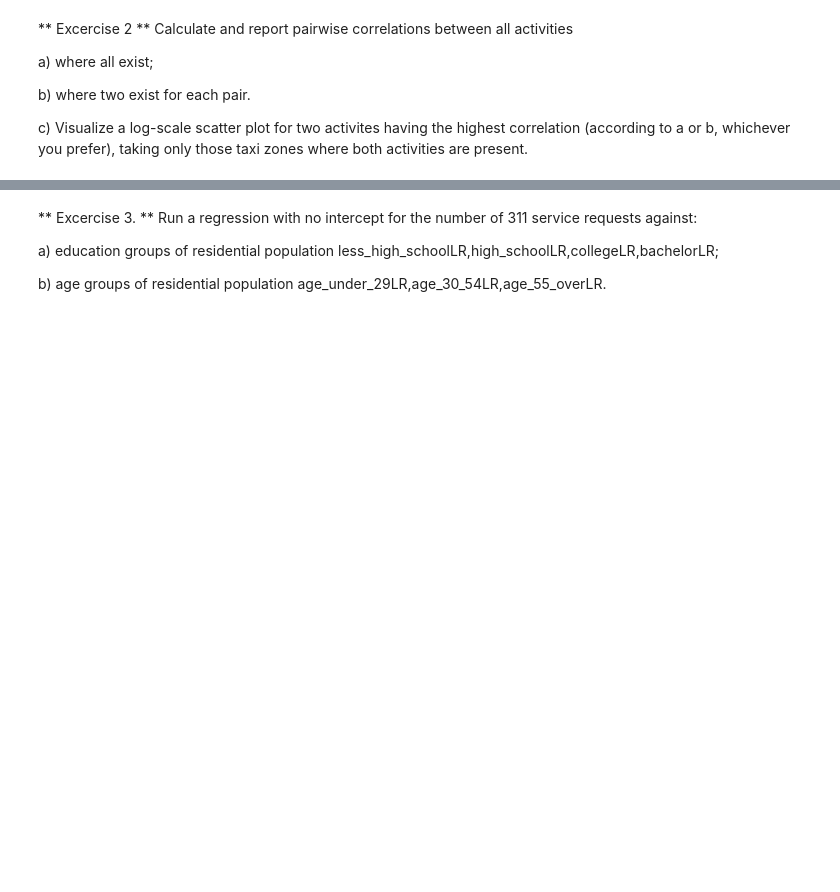
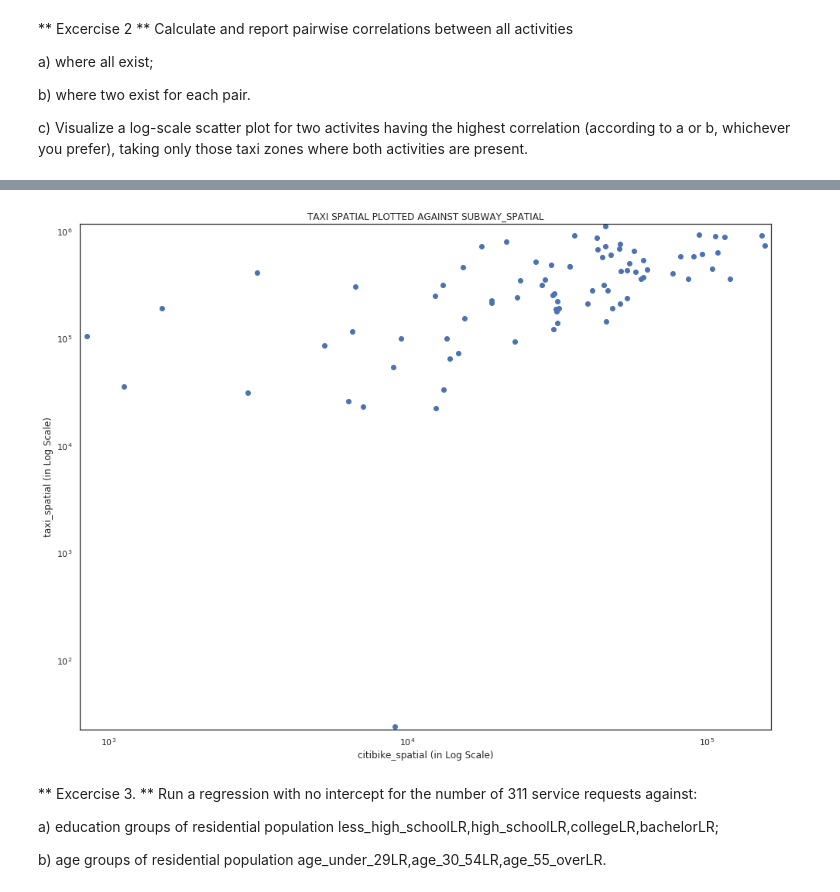
Before and after one commit to sunghoonyang/gallery-in-jupyter, a Jupyter notebook: fall18/applied_data_science/session3/ADS2018_session3-questions.ipynb, the cells around one changed output, grey strips where cells are left out. Saved outputs shown, nothing was run; the diff lists cells and outputs as text; code cells hidden in the pictures; blank space fills up the shorter version.

```diff
--- a/fall18/applied_data_science/session3/ADS2018_session3-questions.ipynb
+++ b/fall18/applied_data_science/session3/ADS2018_session3-questions.ipynb
@@ -400,0 +573,24 @@ c) Visualize a log-scale scatter plot for two activites having the highest corre
+# %%
+#c)
+A, B = 'citibike_spatial', 'taxi_spatial'
+tmp_df = SMdata[
+    (~SMdata[A].isnull()) &
+    (~SMdata[B].isnull()) &
+    (SMdata[A] > 0) &
+    (SMdata[B] > 0)
+]
+fig = plt.figure(figsize=(16,12))
+kw = dict(
+    xlabel='%s (in Log Scale)' % A
+    , ylabel = '%s (in Log Scale)' % B
+    , xscale='log'
+    , yscale='log'
+    , title = 'taxi spatial plotted against subway_spatial'.upper()
+)
+ax = plt.gca(**kw)
+plt.scatter(tmp_df[A], tmp_df[B])
+plt.xlim([tmp_df[A].min() * 0.95, tmp_df[A].max() * 1.05])
+plt.ylim([tmp_df[B].min() * 0.95, tmp_df[B].max() * 1.05])
+plt.show()
+# %% [output]
+[figure, added]
```
Also changed, not shown: parts of 35 cells of this notebook, 2 other files.
